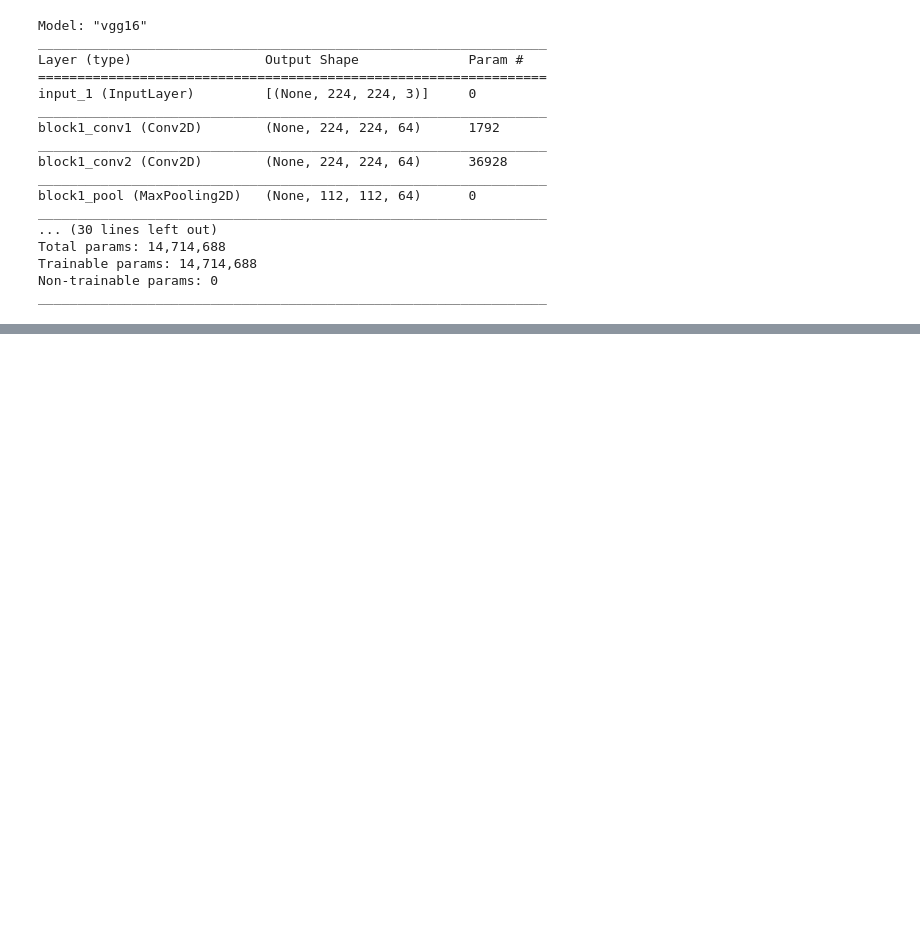
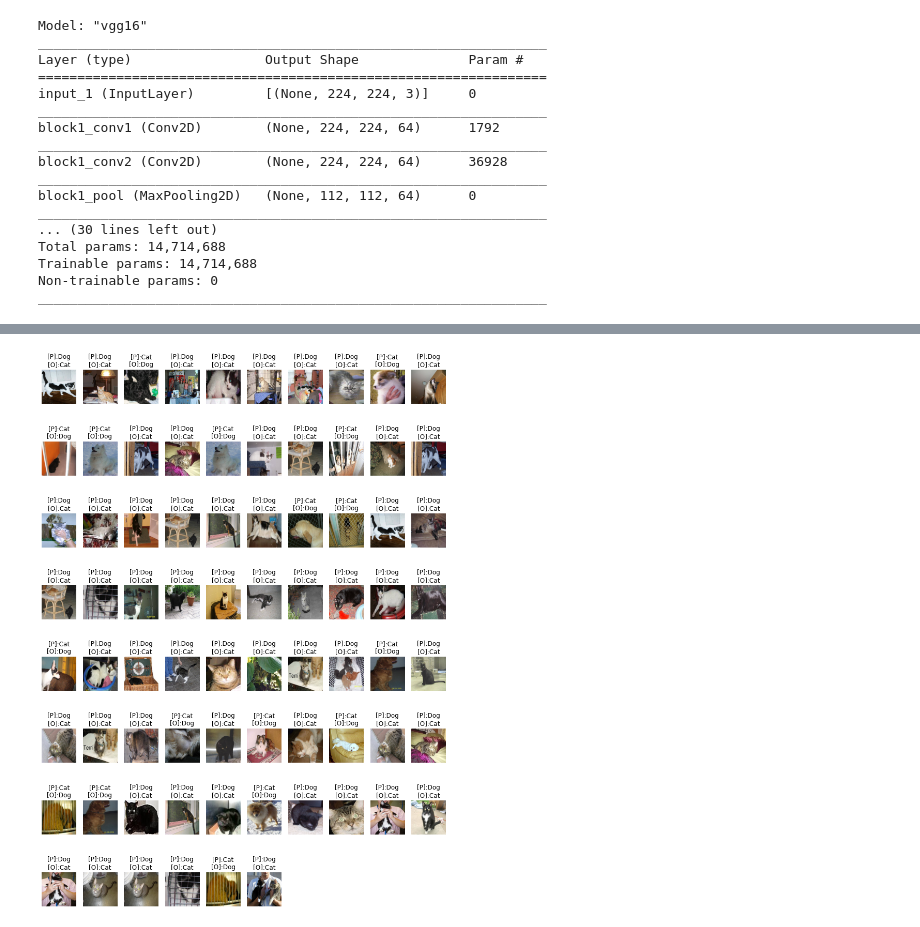
Before and after one commit to Elwing-Chou/ML0407, a Jupyter notebook: transfer.ipynb, the cells around one changed output, grey strips where cells are left out. Drawn from its saved outputs; the diff is of its cells as text; code cells hidden in the pictures; blank space fills up the shorter version.

```diff
--- a/transfer.ipynb
+++ b/transfer.ipynb
@@ -64,10 +64,12 @@ _________________________________________________________________
 # %%
 from tensorflow.keras.models import Model
 from tensorflow.keras.layers import Dense, Dropout, Flatten
+from tensorflow.keras.layers import BatchNormalization
 for l in cnn.layers:
     l.trainable = False
-x = Flatten()(cnn.output)
-x = Dense(256, activation="relu")(x)
+x = BatchNormalization()(cnn.output)
+x = Flatten()(x)
+x = Dense(64, activation="relu")(x)
 x = Dropout(0.25)(x)
 out = Dense(2, activation="softmax")(x)
 model = Model(inputs=cnn.input, outputs=out)
@@ -104,8 +106,8 @@ x_train, x_test, y_train, y_test = train_test_split(x, y, test_size=0.1)
 # %%
 from tensorflow.keras.applications.vgg16 import preprocess_input
 # return value: (原圖, 預處理過圖, 答案)
-def dataflow(x, y, BATCH=10):
-    idx = np.random.randint(0, x.shape[0], size=10)
+def dataflow(x, y, BATCH=20):
+    idx = np.random.randint(0, x.shape[0], size=BATCH)
     img_raw, img_process = [], []
     for p in x[idx]:
         img = load_img(p, target_size=(224, 224))
@@ -150,0 +178,3 @@ Validate: [0.0, 1.0]
+# %%
+raw, img, ans = dataflow(x_test, y_test, 1000)
+model.evaluate(img, ans)
@@ -150,0 +184,4 @@ Validate: [0.0, 1.0]
+# %%
+# Model(非Sequential): 沒有predict_classes
+pre = model.predict(img).argmax(axis=1)
+pre
@@ -150,0 +206,22 @@ Validate: [0.0, 1.0]
+# %%
+import matplotlib.pyplot as plt
+%matplotlib inline
+# [:200]: 太多錯, 我只取前兩百個
+names = ["Cat", "Dog"]
+idx = np.nonzero(pre != ans)[0]
+false_pre_img = raw[idx]
+false_pre_label = ans[idx]
+false_pre_predict = pre[idx]
+
+width = 10
+height = len(idx) // width + 1
+plt.figure(figsize=(14, 20))
+for i, img in enumerate(false_pre_img):
+    plt.subplot(height, width, i+1)
+    t = "[P]:{}\n[O]:{}".format(names[false_pre_predict[i]],
+                                names[false_pre_label[i]])
+    plt.title(t)
+    plt.axis("off")
+    plt.imshow(img)
+# %% [output]
+[figure, added]
```
Also changed, not shown: parts of 7 cells of this notebook.
